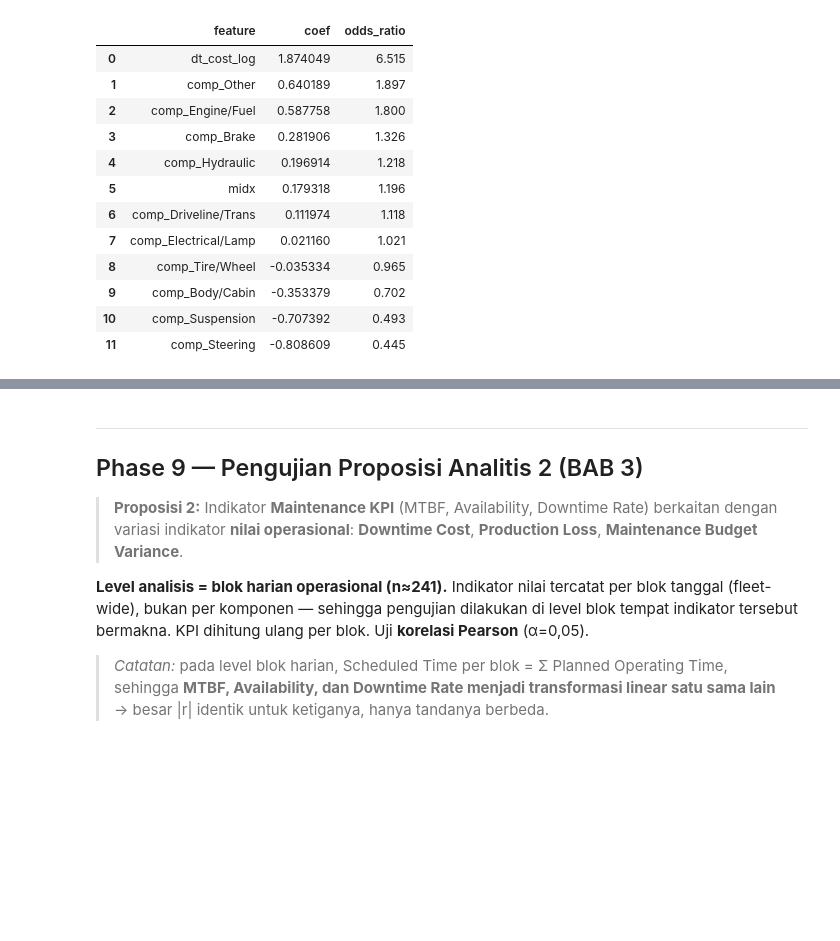
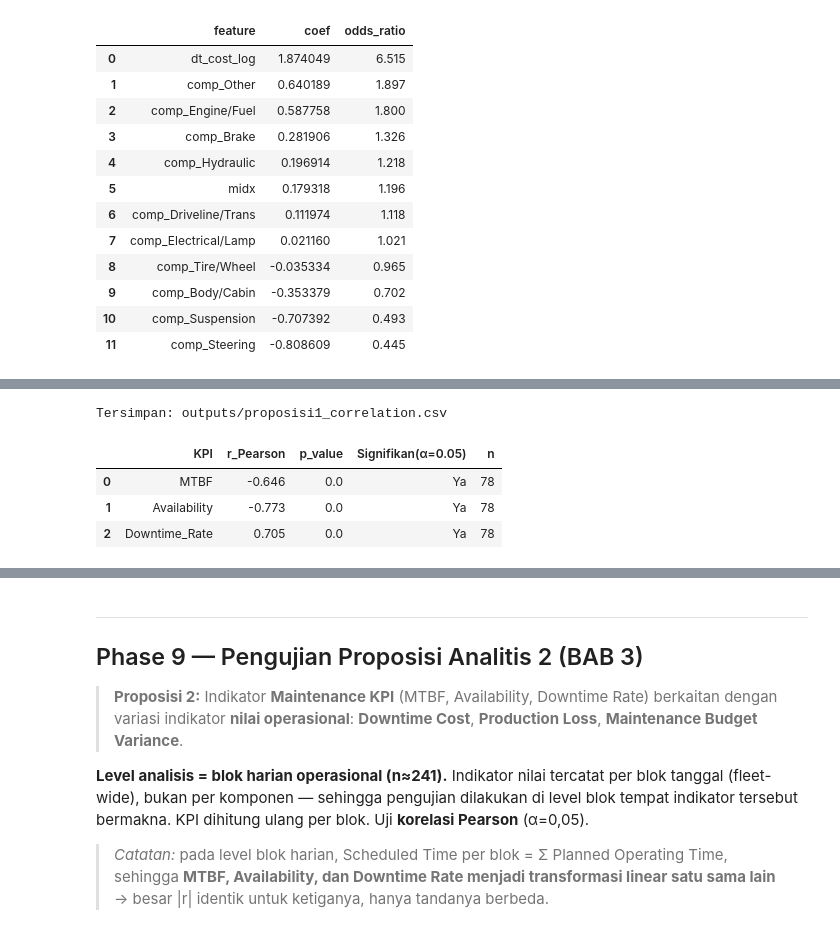
Before and after one commit to AdinarTri/pred_maintenance, a Jupyter notebook: notebook/predictive_maintenance.ipynb, the cells around one changed output, grey strips where cells are left out. Drawn from its saved outputs; the diff is of its cells as text; code cells hidden in the pictures; blank space fills up the shorter version.

```diff
--- a/notebook/predictive_maintenance.ipynb
+++ b/notebook/predictive_maintenance.ipynb
@@ -380,0 +390,18 @@ coef
+# %%
+# Proposisi 1: korelasi Pearson FRS vs tiap Maintenance KPI (level panel, n=78)
+kpis = [('MTBF','MTBF (jam)'), ('Availability','Availability'), ('Downtime_Rate','Downtime Rate')]
+rows = []
+for col,_ in kpis:
+    r,p = pearsonr(panel['FRS'], panel[col])
+    rows.append({'KPI':col,'r_Pearson':round(r,3),'p_value':round(p,4),
+                 'Signifikan(α=0.05)':'Ya' if p<0.05 else 'Tidak','n':len(panel)})
+prop1 = pd.DataFrame(rows)
+prop1.to_csv(os.path.join(DIR_OUTPUTS,'proposisi1_correlation.csv'), index=False)
+print('Tersimpan: outputs/proposisi1_correlation.csv')
+prop1
+# %% [output]
+Tersimpan: outputs/proposisi1_correlation.csv
+|  | KPI | r_Pearson | p_value | Signifikan(α=0.05) | n |
+| 0 | MTBF | -0.646 | 0.0 | Ya | 78 |
+| 1 | Availability | -0.773 | 0.0 | Ya | 78 |
+| 2 | Downtime_Rate | 0.705 | 0.0 | Ya | 78 |
```
Also changed, not shown: parts of 6 cells of this notebook, 3 other files.
